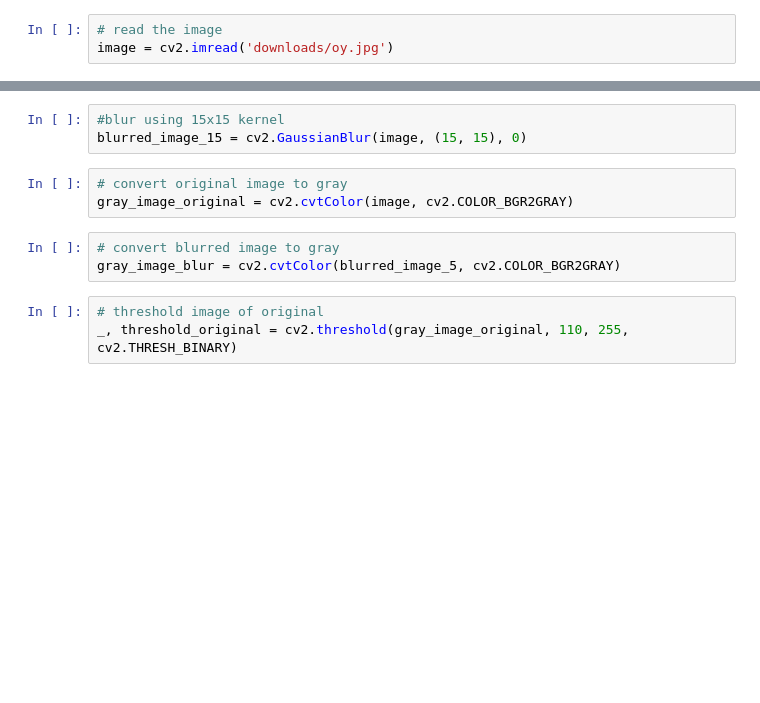
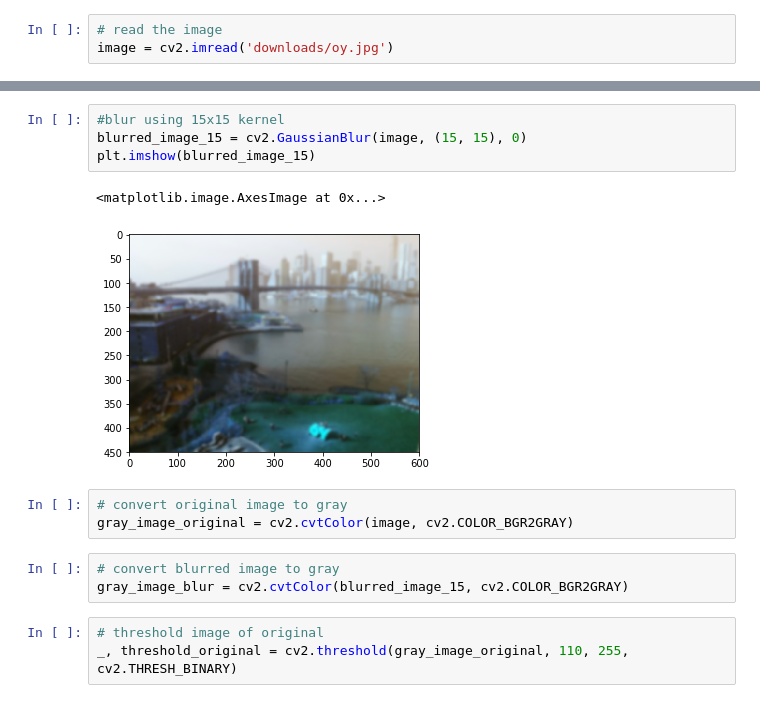
Before and after one commit to karuvally/cv_workshop, a Jupyter notebook: blur.ipynb, the cells around one changed output, grey strips where cells are left out. Saved outputs shown, nothing was run; the diff lists cells and outputs as text; blank space fills up the shorter version.

```diff
--- a/blur.ipynb
+++ b/blur.ipynb
@@ -12,12 +16,16 @@ blurred_image_5 = cv2.GaussianBlur(image, (5, 5), 0)
 # %%
 #blur using 15x15 kernel
 blurred_image_15 = cv2.GaussianBlur(image, (15, 15), 0)
+plt.imshow(blurred_image_15)
+# %% [output]
+<matplotlib.image.AxesImage at 0x...>
+[figure, added]
 # %%
 # convert original image to gray
 gray_image_original = cv2.cvtColor(image, cv2.COLOR_BGR2GRAY)
 # %%
 # convert blurred image to gray
-gray_image_blur = cv2.cvtColor(blurred_image_5, cv2.COLOR_BGR2GRAY)
+gray_image_blur = cv2.cvtColor(blurred_image_15, cv2.COLOR_BGR2GRAY)
 # %%
 # threshold image of original
 _, threshold_original = cv2.threshold(gray_image_original, 110, 255, cv2.THRESH_BINARY)
```
Also changed, not shown: parts of 3 cells of this notebook, 29 other files.
